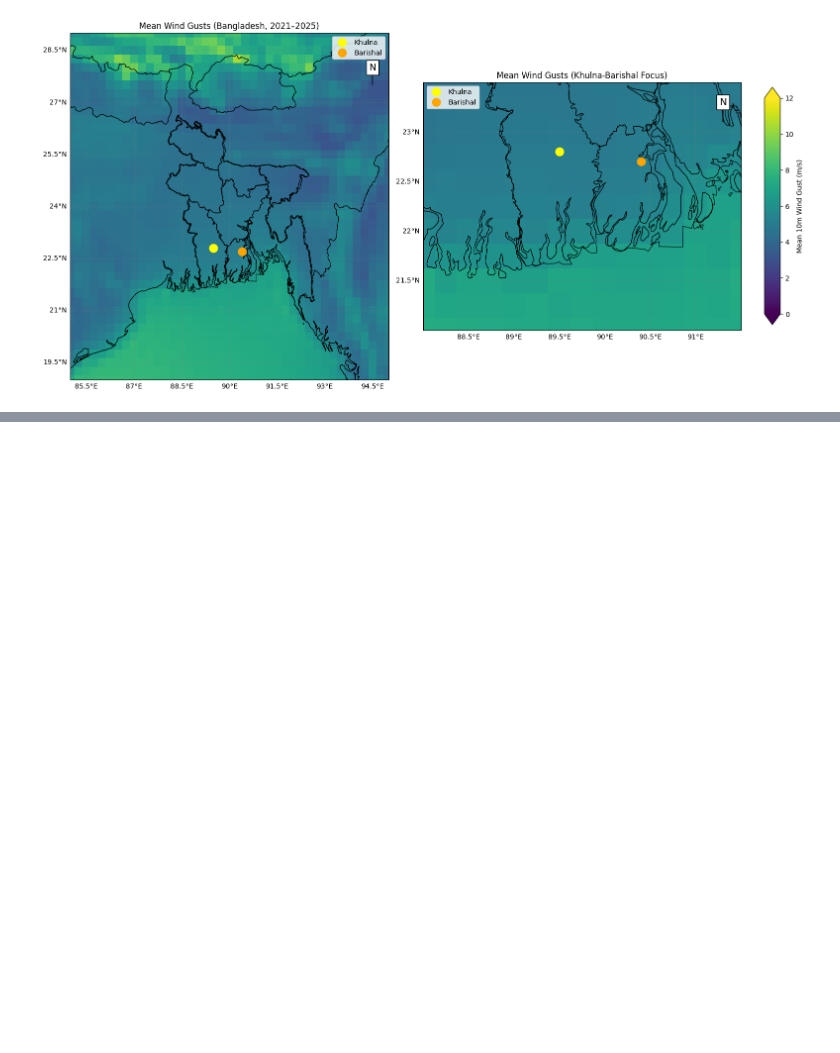
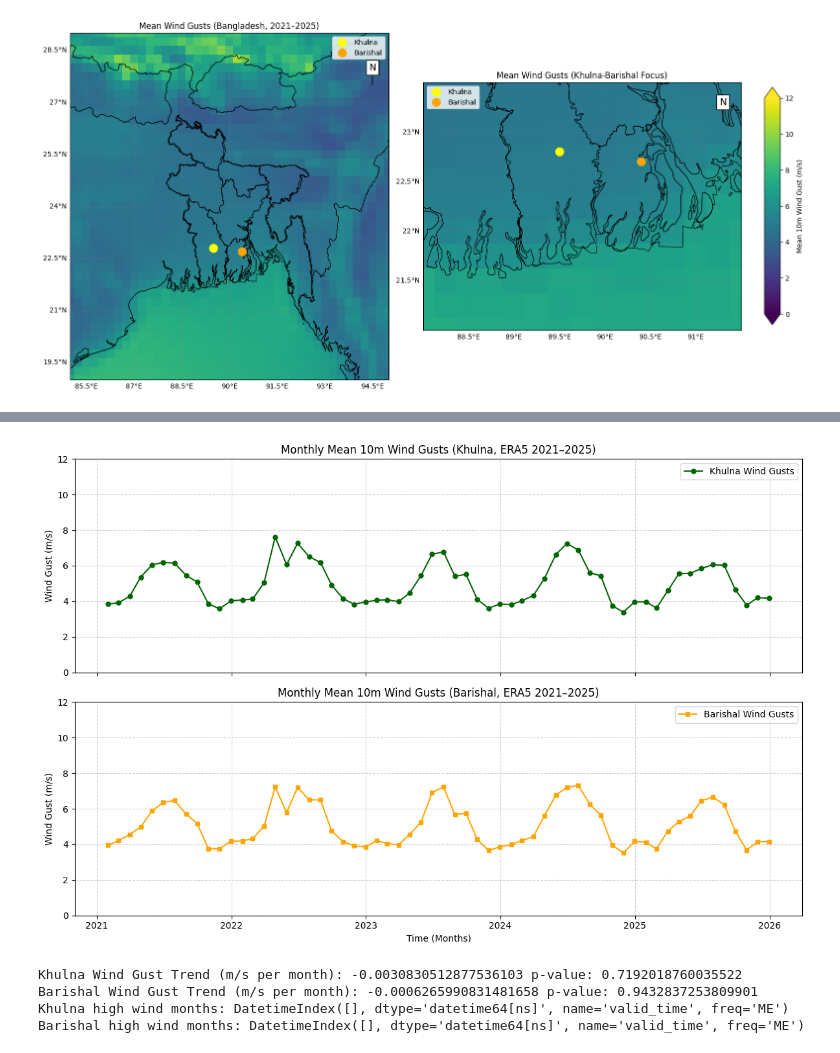
Before and after one commit to alizasultanaesd-png/skill-morph-work, a Jupyter notebook: Khulna_Barishal_Rainfall_Analysis_2025.ipynb, the cells around one changed output, grey strips where cells are left out. Saved outputs shown, nothing was run; the diff lists cells and outputs as text; code cells hidden in the pictures; blank space fills up the shorter version.

```diff
--- a/Khulna_Barishal_Rainfall_Analysis_2025.ipynb
+++ b/Khulna_Barishal_Rainfall_Analysis_2025.ipynb
@@ -1395,0 +1509,79 @@ Wind Gust Range: 0 to 12 m/s
+# %%
+
+
+# =========================
+# Load ERA5 dataset (example)
+# =========================
+# ds = xr.open_dataset("era5_windgusts.nc")
+
+# Wind gust variable
+i10fg = ds['i10fg']   # 10m wind gust
+# Monthly mean time series
+i10fg_monthly = i10fg.resample(valid_time="1M").mean()
+
+# =========================
+# Regional extraction (Khulna & Barishal)
+# =========================
+khulna_lat, khulna_lon = 22.8, 89.5
+barishal_lat, barishal_lon = 22.7, 90.4
+
+def extract_series(var, lat, lon):
+    return var.sel(latitude=lat, longitude=lon, method="nearest").to_pandas()
+
+khulna_wind = extract_series(i10fg_monthly, khulna_lat, khulna_lon)
+barishal_wind = extract_series(i10fg_monthly, barishal_lat, barishal_lon)
+
+# =========================
+# Plot separate subplots
+# =========================
+fig, (ax1, ax2) = plt.subplots(2, 1, figsize=(12,8), sharex=True)
+
+# --- Khulna ---
+ax1.plot(khulna_wind.index, khulna_wind.values,
+         color="darkgreen", linestyle="-", marker="o",
+         markersize=5, label="Khulna Wind Gusts")
+ax1.set_title("Monthly Mean 10m Wind Gusts (Khulna, ERA5 2021–2025)")
+ax1.set_ylabel("Wind Gust (m/s)")
+ax1.legend()
+ax1.grid(True, linestyle="--", alpha=0.6)
+ax1.set_ylim(0, 12)
+ax1.set_yticks(range(0, 13, 2))
+
+# --- Barishal ---
+ax2.plot(barishal_wind.index, barishal_wind.values,
+         color="orange", linestyle="-", marker="s",
+         markersize=5, label="Barishal Wind Gusts")
+ax2.set_title("Monthly Mean 10m Wind Gusts (Barishal, ERA5 2021–2025)")
+ax2.set_xlabel("Time (Months)")
+ax2.set_ylabel("Wind Gust (m/s)")
+ax2.legend()
+ax2.grid(True, linestyle="--", alpha=0.6)
+ax2.set_ylim(0, 12)
+ax2.set_yticks(range(0, 13, 2))
+
+plt.tight_layout()
+plt.show()
+
+# =========================
+# Trend check (linear regression)
+# =========================
+slope_k, _, _, p_k, _ = linregress(range(len(khulna_wind)), khulna_wind.values)
+slope_b, _, _, p_b, _ = linregress(range(len(barishal_wind)), barishal_wind.values)
+
+print("Khulna Wind Gust Trend (m/s per month):", slope_k, "p-value:", p_k)
+print("Barishal Wind Gust Trend (m/s per month):", slope_b, "p-value:", p_b)
+
+# =========================
+# Multi-hazard detection (example threshold for wind gusts only)
+# =========================
+hazard_months_khulna = khulna_wind[khulna_wind > 8].index
+hazard_months_barishal = barishal_wind[barishal_wind > 8].index
+
+print("Khulna high wind months:", hazard_months_khulna)
+print("Barishal high wind months:", hazard_months_barishal)
+# %% [output]
+[figure, added]
+Khulna Wind Gust Trend (m/s per month): -0.0030830512877536103 p-value: 0.7192018760035522
+Barishal Wind Gust Trend (m/s per month): -0.0006265990831481658 p-value: 0.9432837253809901
+Khulna high wind months: DatetimeIndex([], dtype='datetime64[ns]', name='valid_time', freq='ME')
+Barishal high wind months: DatetimeIndex([], dtype='datetime64[ns]', name='valid_time', freq='ME')
```
Also changed, not shown: parts of 12 cells of this notebook.
